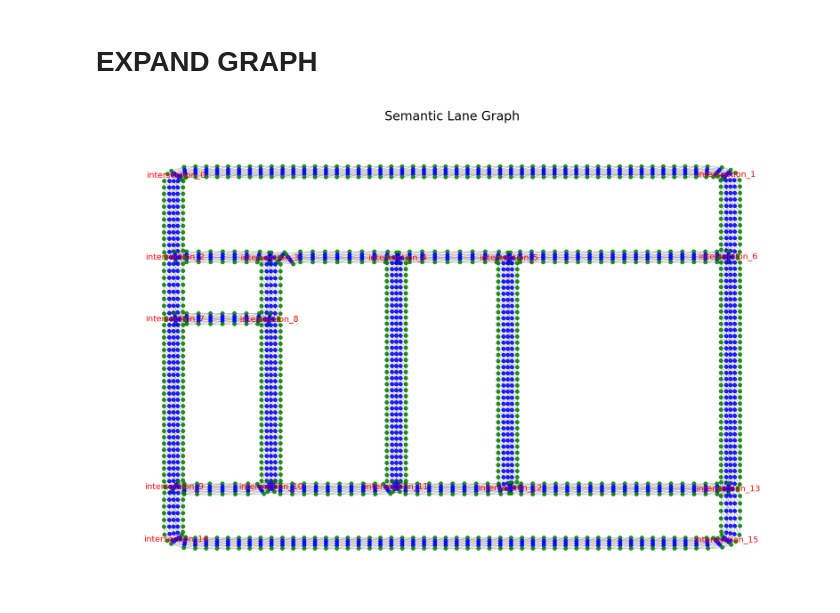
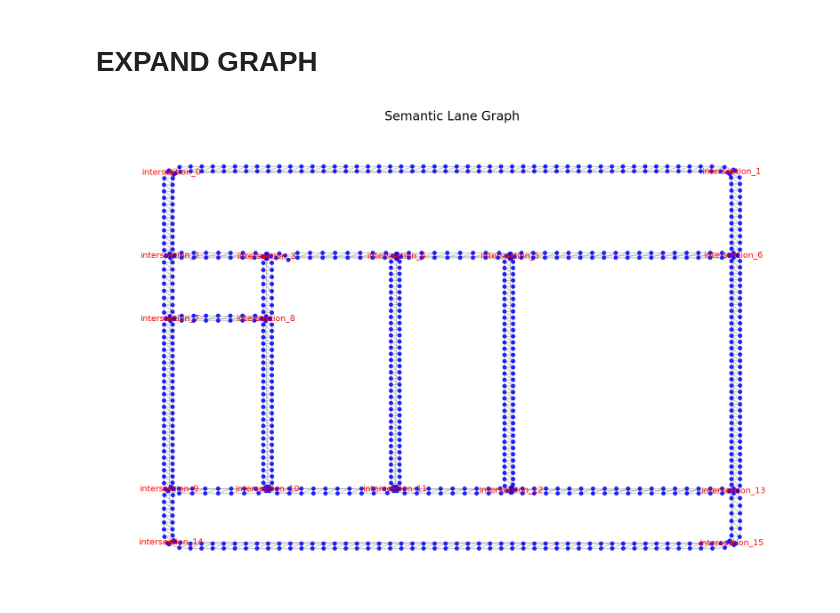
Before and after one commit to danielmtzbarba/carlabev-env, a Jupyter notebook: CarlaBEV/scripts/design_map_graph.ipynb, the cells around one changed output. Saved outputs shown, nothing was run; the diff lists cells and outputs as text; code cells hidden in the pictures.

```diff
--- a/CarlaBEV/scripts/design_map_graph.ipynb
+++ b/CarlaBEV/scripts/design_map_graph.ipynb
@@ -708,8 +728,8 @@ def build_semantic_lane_graph(centerline, edge_id=(0,1),
 
     return G
 # %%
-lane_offsets = [40, 20, 0, -20, -40]
-lane_types = ["vehicle", "vehicle", "vehicle", "vehicle", "vehicle"]
+lane_offsets = [40, -40]
+lane_types = ["vehicle", "vehicle"]
 
 cost_forward_dict = {
     "vehicle": 1.0,
@@ -813,33 +833,33 @@ def draw_graph(G):
 
     # Assign colors to semantics
     colors_map = {
         'vehicle': 'blue',
         'sidewalk': 'green',
         'intersection': 'red',
         'unknown': 'gray'
     }
     # Fallback for unknown semantics
     node_colors = [colors_map.get(sem, 'gray') for sem in semantics]
 
     # Draw nodes
     nx.draw_networkx_nodes(G, pos, node_color=node_colors, node_size=10, alpha=0.8)
 
     # Draw edges with light gray color
     nx.draw_networkx_edges(G, pos, alpha=0.4, edge_color='gray')
 
     # Optional: draw labels for intersections or lane names
     labels = {}
     for node, data in G.nodes(data=True):
         if data.get('semantic') == 'intersection':
             labels[node] = node
     nx.draw_networkx_labels(G, pos, labels, font_size=8, font_color='red')
 
     plt.axis('off')
     plt.title("Semantic Lane Graph")
     plt.show()
 
 # Usage
-draw_graph(G_final)
+draw_graph(G_vehicles)
 # %% [output]
-[figure, old version]
+[figure, new version]
 # %%
```
Also changed, not shown: parts of 3 cells of this notebook, 6 other files.
